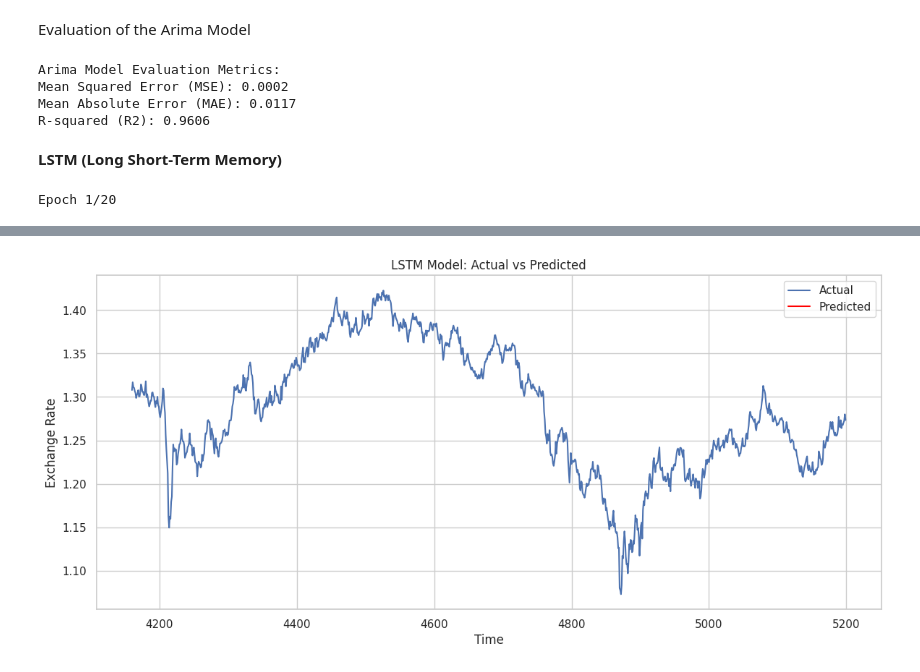
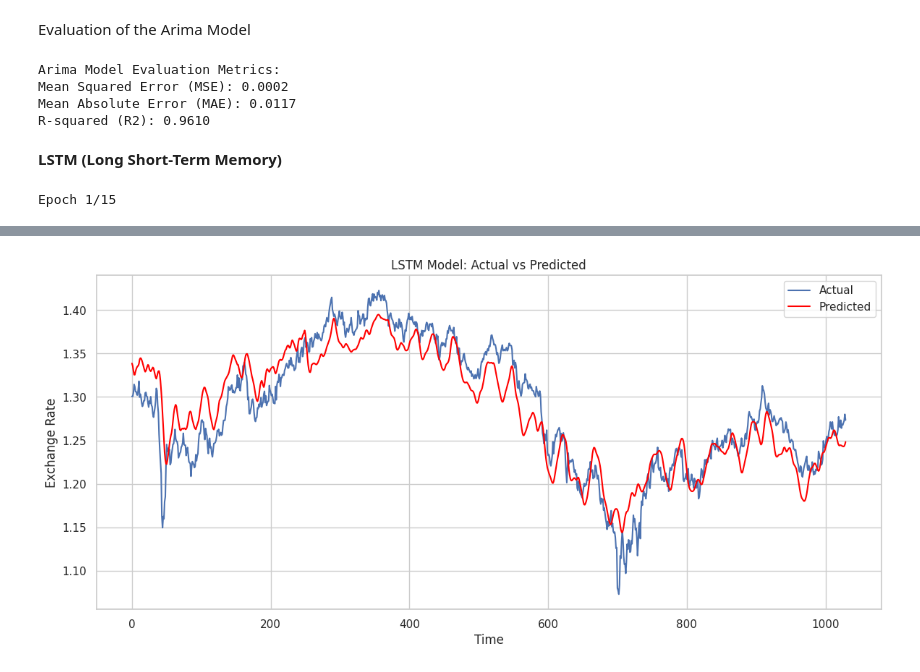
Before and after one commit to FunmilolaAdetuwo/Final-Project, a Jupyter notebook: Advanced_AI_Techniques_for_Predicting_Currency_Exchange_Rates_A_Deep_Learning_Approach.ipynb, the cells around one changed output, grey strips where cells are left out. Drawn from its saved outputs; the diff is of its cells as text; code cells hidden in the pictures.

```diff
--- a/Advanced_AI_Techniques_for_Predicting_Currency_Exchange_Rates_A_Deep_Learning_Approach.ipynb
+++ b/Advanced_AI_Techniques_for_Predicting_Currency_Exchange_Rates_A_Deep_Learning_Approach.ipynb
@@ -509,9 +500,9 @@ Warnings:
 Evaluation of the Arima Model
 # %%
 # The evaluation metrics of the Arima Model
-mse = mean_squared_error(y_test, y_prd_arma)
-mae = mean_absolute_error(y_test, y_prd_arma)
-r2 = r2_score(y_test, y_prd_arma)
+mse = mean_squared_error(y_test, y_prd_arm)
+mae = mean_absolute_error(y_test, y_prd_arm)
+r2 = r2_score(y_test, y_prd_arm)
 
 print("Arima Model Evaluation Metrics:")
 print(f"Mean Squared Error (MSE): {mse:.4f}")
@@ -521,6 +512,6 @@ print(f"R-squared (R2): {r2:.4f}")
 Arima Model Evaluation Metrics:
 Mean Squared Error (MSE): 0.0002
 Mean Absolute Error (MAE): 0.0117
-R-squared (R2): 0.9606
+R-squared (R2): 0.9610
 # %% [markdown]
 **LSTM (Long Short-Term Memory)**
@@ -531,28 +518,58 @@ np.random.seed(42)
 # %%
-# Let's reshape the data to fit LSTM input requirement-(samples, timesteps, features)
-X_trn_rshpd = np.reshape(X_train.values, (X_train.shape[0], 1, X_train.shape[1]))
-X_tst_rshpd = np.reshape(X_test.values, (X_test.shape[0], 1, X_test.shape[1]))
+# Set seed for reproducibility
+tf.random.set_seed(42)
+np.random.seed(42)
+
+# We will need to scale the target variable
+tgt_sclr = StandardScaler()
+
+# Defining the number of timesteps
+timesteps = 10
+
+y_trn_scld = tgt_sclr.fit_transform(y_train.values.reshape(-1, 1))
+y_tst_scld = tgt_sclr.transform(y_test.values.reshape(-1, 1))
 
 
-lstm_mdl = Sequential()
-lstm_mdl.add(LSTM(units=50, return_sequences=True, input_shape=(X_trn_rshpd.shape[1], X_trn_rshpd.shape[2])))
-lstm_mdl.add(LSTM(units=50))
-lstm_mdl.add(Dense(1))
+# defining the sequence of timesteps
+def create_sequences(X, y, timesteps):
+    Xs, ys = [], []
+    for i in range(len(X) - timesteps):
+        Xs.append(X[i:i + timesteps])
+        ys.append(y[i + timesteps])
+    return np.array(Xs), np.array(ys)
 
-# compile the model
+X_trn_seq, y_trn_seq = create_sequences(X_train, y_trn_scld, timesteps)
+X_tst_seq, y_tst_seq = create_sequences(X_test, y_tst_scld, timesteps)
+
+# Defining the LSTM model
+lstm_mdl = Sequential([
+    LSTM(units=64, return_sequences=True, input_shape=(X_trn_seq.shape[1], X_trn_seq.shape[2])),
+    Dropout(0.2),
+    LSTM(units=64, return_sequences=True),
+    Dropout(0.2),
+    LSTM(units=32),
+    Dropout(0.2),
+    Dense(1)
+])
+
+# Compiling the model
 lstm_mdl.compile(optimizer='adam', loss='mean_squared_error')
 
-# train the model
-lstm_mdl.fit(X_trn_rshpd, y_train, epochs=20, batch_size=32, validation_split=0.2, verbose=1)
+# Training the model
+hstry = lstm_mdl.fit(X_trn_seq, y_trn_seq, epochs=15, batch_size=32, validation_split=0.2, verbose=1)
+
 
 # predict the trained model on the test set
-y_prd_lstm = lstm_mdl.predict(X_tst_rshpd)
+y_prd_lstm_scld = lstm_mdl.predict(X_tst_seq)
 
-y_tst = np.array(y_test)
+
+# Inverse transform predictions and actual values
+y_prd_lstm = tgt_sclr.inverse_transform(y_prd_lstm_scld)
+y_tst_orgnl = tgt_sclr.inverse_transform(y_tst_seq)
 
 # Plotting the actual vs predicted values
 plt.figure(figsize=(14, 6))
-plt.plot(y_test, label='Actual')
+plt.plot(y_tst_orgnl, label='Actual')
 plt.plot(y_prd_lstm, label='Predicted', color='red')
 plt.title('LSTM Model: Actual vs Predicted')
 plt.xlabel('Time')
@@ -560,4 +577,4 @@ plt.ylabel('Exchange Rate')
 plt.legend()
 plt.show()
 # %% [output]
-Epoch 1/20
+Epoch 1/15
@@ -581,2 +598,2 @@ Epoch 20/20
-[figure, old version]
+[figure, new version]
 # %%
```
Also changed, not shown: parts of 4 cells of this notebook.
